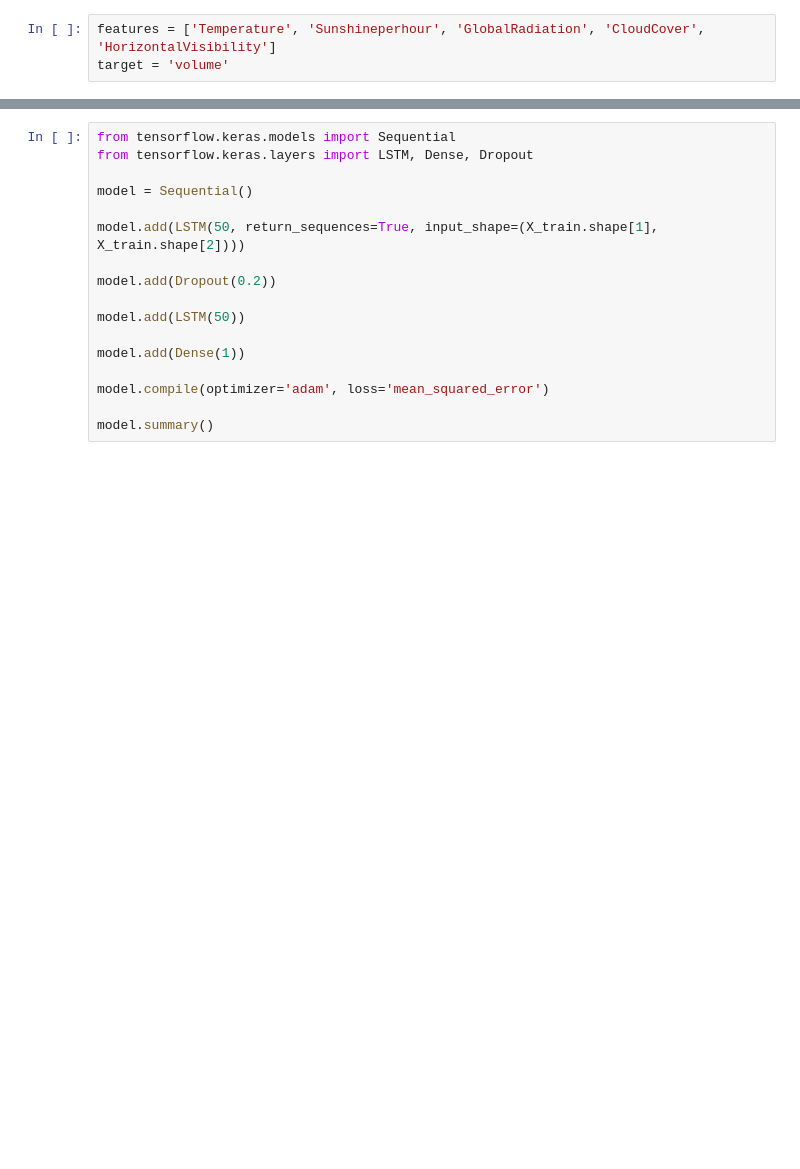
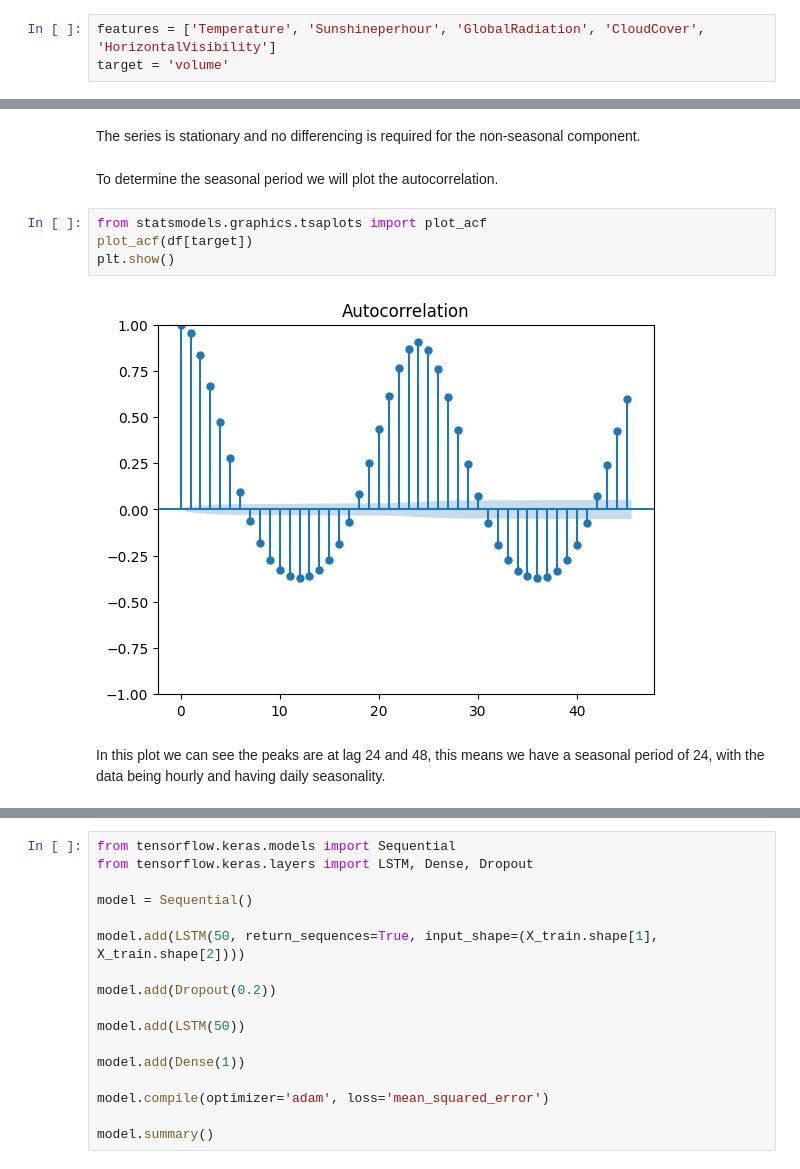
Before and after one commit to estherw66/EnergieOpwek, a Jupyter notebook: models/SolarEnergyPrediction.ipynb, the cells around one changed output, grey strips where cells are left out. Cells and saved outputs as stored; diff of their text form; blank space fills up the shorter version.

```diff
--- a/models/SolarEnergyPrediction.ipynb
+++ b/models/SolarEnergyPrediction.ipynb
@@ -82,0 +139,12 @@ X_train, X_test, y_train, y_test = train_test_split(X, y, test_size=0.2, shuffle
+# %% [markdown]
+The series is stationary and no differencing is required for the non-seasonal component.
+# %% [markdown]
+To determine the seasonal period we will plot the autocorrelation.
+# %%
+from statsmodels.graphics.tsaplots import plot_acf
+plot_acf(df[target])
+plt.show()
+# %% [output]
+[figure, added]
+# %% [markdown]
+In this plot we can see the peaks are at lag 24 and 48, this means we have a seasonal period of 24, with the data being hourly and having daily seasonality.
```
Also changed, not shown: parts of 44 cells of this notebook.
